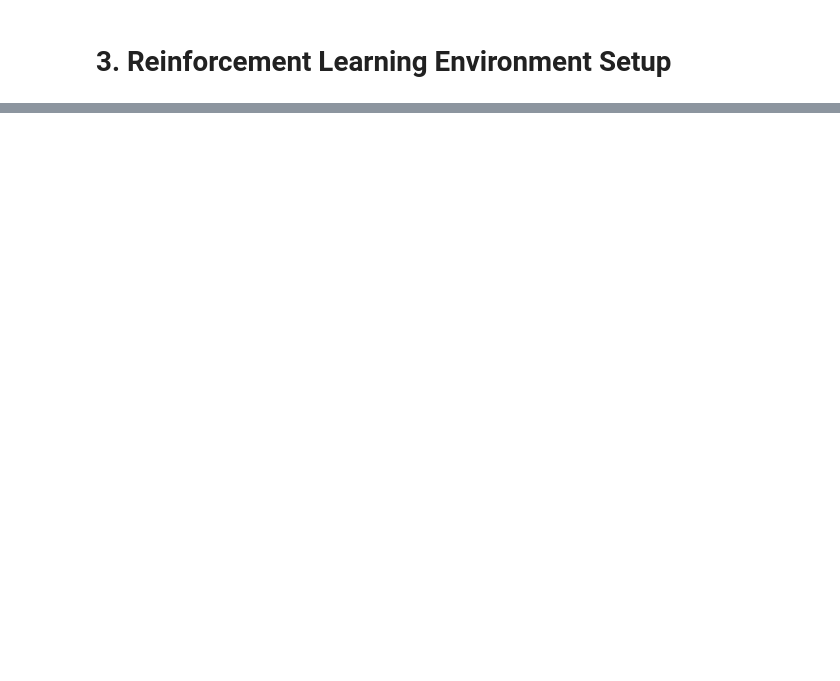
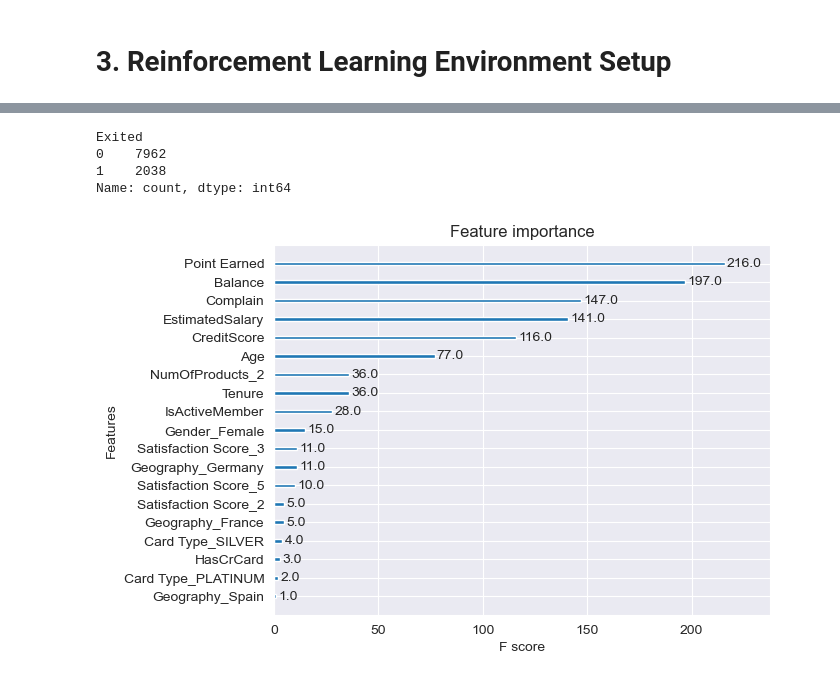
Before and after one commit to LikeLion-DSProjectTeam/Team_1, a Jupyter notebook: code/bank_customer_churn_prediction.ipynb, the cells around one changed output, grey strips where cells are left out. Cells and saved outputs as stored; diff of their text form; code cells hidden in the pictures; blank space fills up the shorter version.

Commit message:
Added xgboost baseline to evaluate current prediction

```diff
--- a/code/bank_customer_churn_prediction.ipynb
+++ b/code/bank_customer_churn_prediction.ipynb
@@ -585,0 +626,12 @@ class ChurnEnvironment(gym.Env):
+# %%
+X = data.drop('Exited', axis = 1)
+y = data['Exited']
+X_train, X_test, y_train, y_test = train_test_split(X, y, test_size=0.2)
+
+model = xgb.XGBClassifier(n_estimators = 500, max_depth = 3)
+
+model.fit(X_train, y_train)
+pred = model.predict(X_test)
+print(accuracy_score(y_test, pred))
+print(confusion_matrix(y_test, pred))
+print(classification_report(y_test, pred))
@@ -585,0 +650,12 @@ class ChurnEnvironment(gym.Env):
+# %%
+data['Exited'].value_counts()
+# %% [output]
+Exited
+0    7962
+1    2038
+Name: count, dtype: int64
+# %%
+xgb.plot_importance(model)
+plt.show()
+# %% [output]
+[figure, added]
```
Also changed, not shown: parts of 33 cells of this notebook.
